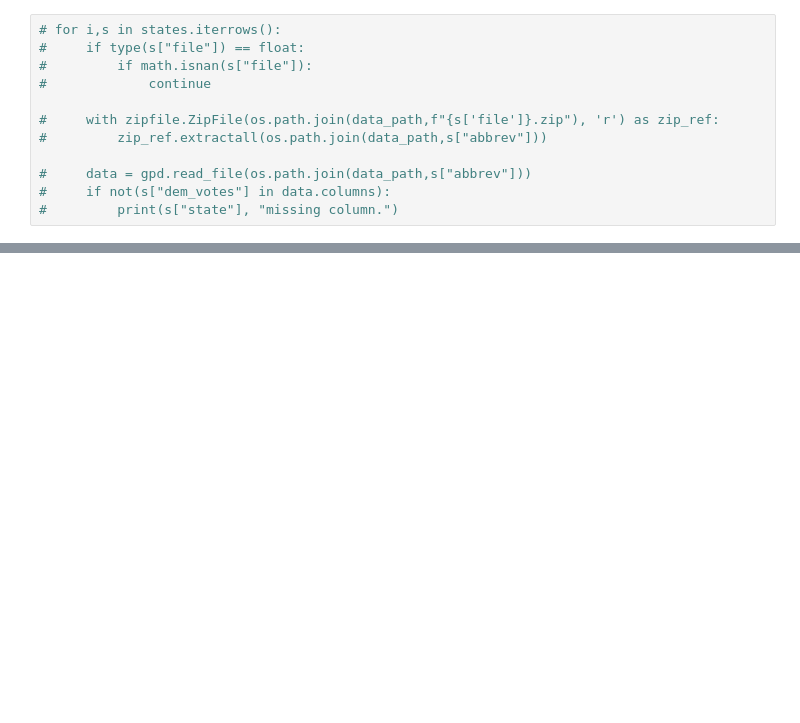
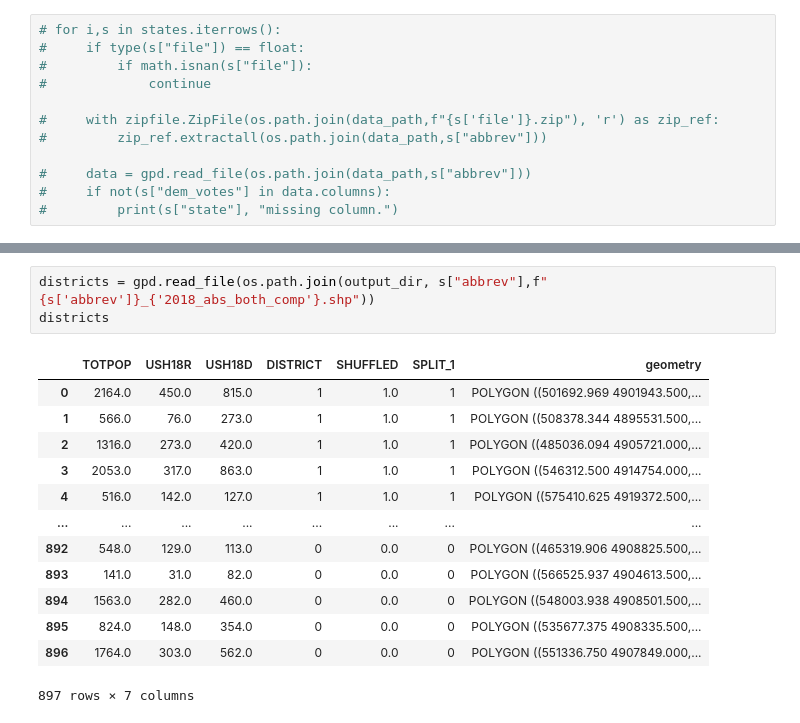
Before and after one commit to yagnesh7/clock-hand-redistricting, a Jupyter notebook: redistricting/state_loop.ipynb, the cells around one changed output, grey strips where cells are left out. Saved outputs shown, nothing was run; the diff lists cells and outputs as text; blank space fills up the shorter version.

```diff
--- a/redistricting/state_loop.ipynb
+++ b/redistricting/state_loop.ipynb
@@ -121,0 +252,17 @@ for i,s in states.iterrows():
+# %%
+districts = gpd.read_file(os.path.join(output_dir, s["abbrev"],f"{s['abbrev']}_{'2018_abs_both_comp'}.shp"))
+districts
+# %% [output]
+|  | TOTPOP | USH18R | USH18D | DISTRICT | SHUFFLED | SPLIT_1 | geometry |
+| 0 | 2164.0 | 450.0 | 815.0 | 1 | 1.0 | 1 | POLYGON ((501692.969 4901943.500,... |
+| 1 | 566.0 | 76.0 | 273.0 | 1 | 1.0 | 1 | POLYGON ((508378.344 4895531.500,... |
+| 2 | 1316.0 | 273.0 | 420.0 | 1 | 1.0 | 1 | POLYGON ((485036.094 4905721.000,... |
+| 3 | 2053.0 | 317.0 | 863.0 | 1 | 1.0 | 1 | POLYGON ((546312.500 4914754.000,... |
+| 4 | 516.0 | 142.0 | 127.0 | 1 | 1.0 | 1 | POLYGON ((575410.625 4919372.500,... |
+| ... | ... | ... | ... | ... | ... | ... | ... |
+| 892 | 548.0 | 129.0 | 113.0 | 0 | 0.0 | 0 | POLYGON ((465319.906 4908825.500,... |
+| 893 | 141.0 | 31.0 | 82.0 | 0 | 0.0 | 0 | POLYGON ((566525.937 4904613.500,... |
+| 894 | 1563.0 | 282.0 | 460.0 | 0 | 0.0 | 0 | POLYGON ((548003.938 4908501.500,... |
+| 895 | 824.0 | 148.0 | 354.0 | 0 | 0.0 | 0 | POLYGON ((535677.375 4908335.500,... |
+| 896 | 1764.0 | 303.0 | 562.0 | 0 | 0.0 | 0 | POLYGON ((551336.750 4907849.000,... |
+897 rows × 7 columns
```
Also changed, not shown: parts of 13 cells of this notebook, 8 other files.
